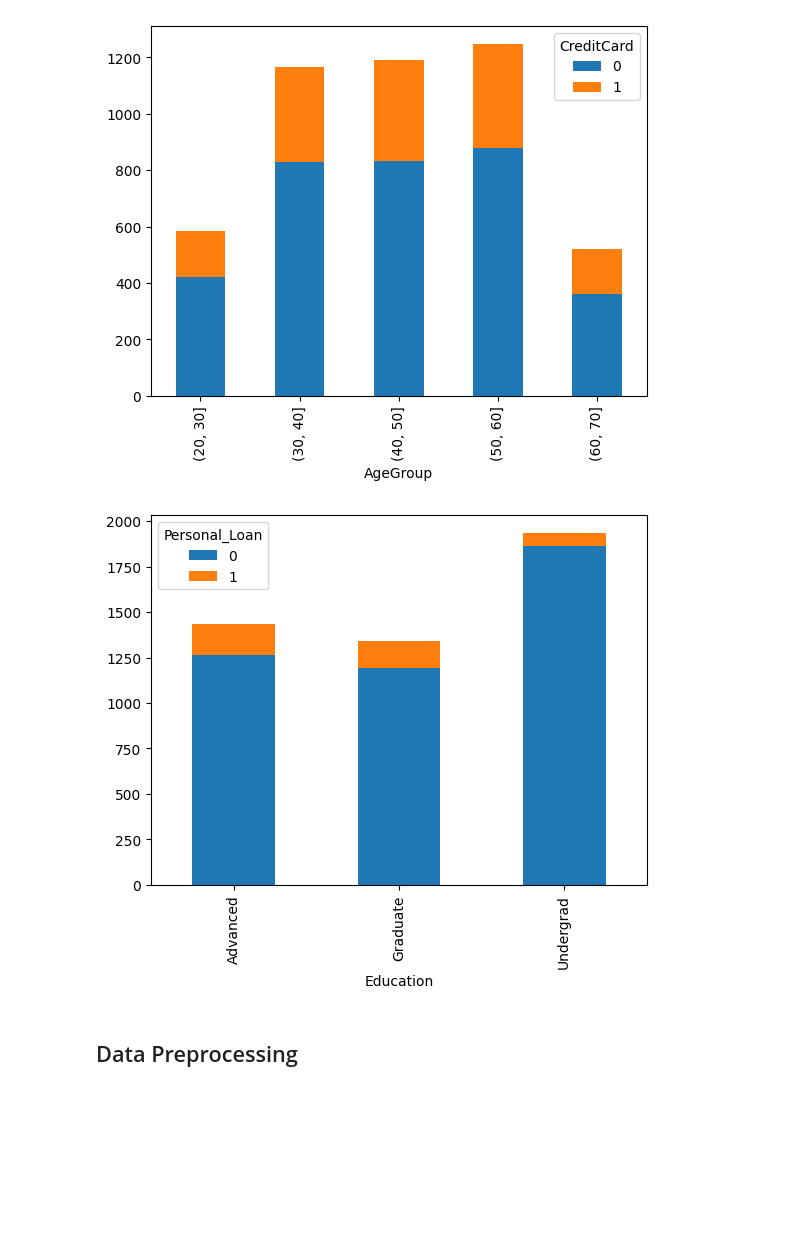
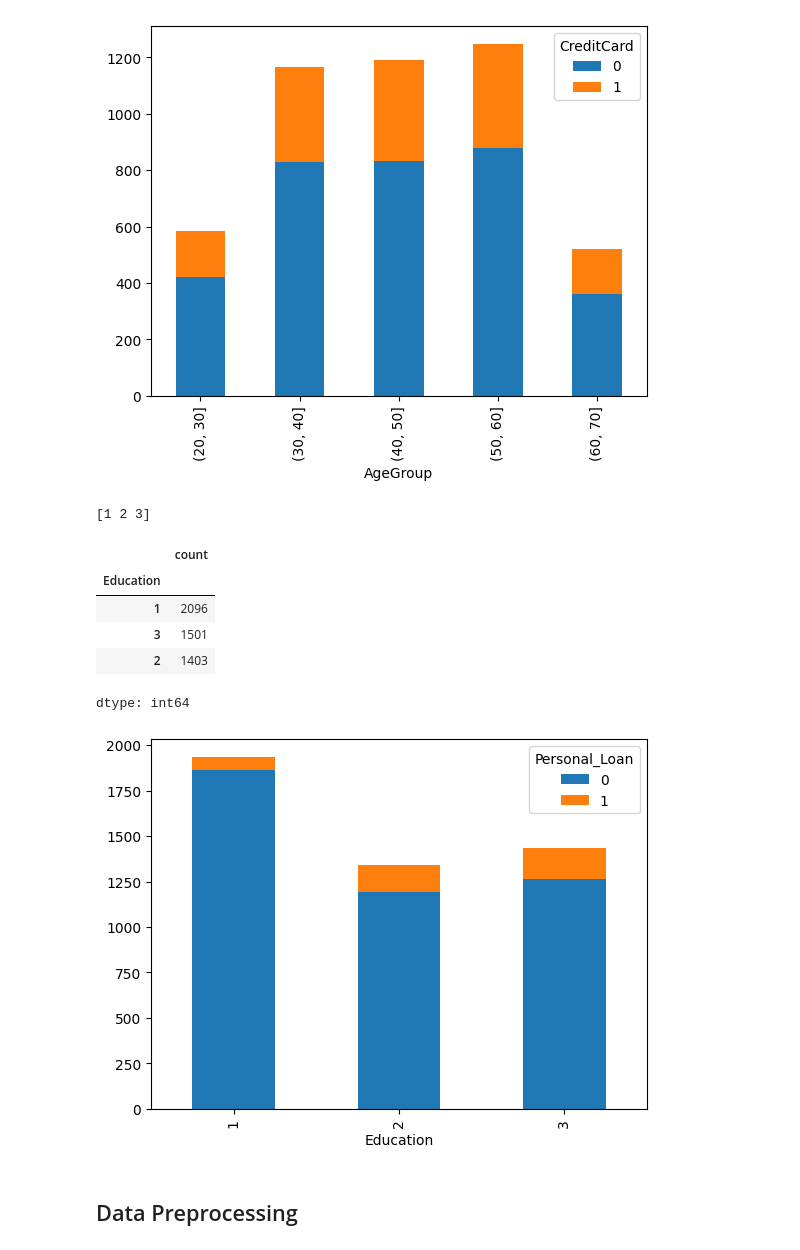
Before and after one commit to lhughey/AIML_Course, a Jupyter notebook: CaseStudy2 - Personal Loan Campaign/AIML_ML_Project_full_code_notebook.ipynb, the cells around one changed output. Cells and saved outputs as stored; diff of their text form; code cells hidden in the pictures; blank space fills up the shorter version.

```diff
--- a/CaseStudy2 - Personal Loan Campaign/AIML_ML_Project_full_code_notebook.ipynb
+++ b/CaseStudy2 - Personal Loan Campaign/AIML_ML_Project_full_code_notebook.ipynb
@@ -276,17 +276,30 @@ dataCleaned.groupby(['AgeGroup', 'CreditCard']).size().unstack().plot(kind='bar'
 plt.show()
 # %% [output]
 [figure]
+# %%
+distinctVals = data['Education'].unique()
+print(distinctVals)
+
+data['Education'].value_counts()
+# %% [output]
+[1 2 3]
+|  | count |
+| Education |  |
+| 1 | 2096 |
+| 3 | 1501 |
+| 2 | 1403 |
+dtype: int64
 # %%
 #create a column called Education_Level, set : Undergrad; 2: Graduate;3: Advanced
-dataCleaned['Education'] = dataCleaned['Education'].map({1: 'Undergrad', 2: 'Graduate', 3: 'Advanced'})
+#dataCleaned['Education_Level'] = dataCleaned['Education'].map({1: 'Undergrad', 2: 'Graduate', 3: 'Advanced'})
 
 dataCleaned.head()
 
 #create a stacked bar plot of Education and Personal_Loan
 dataCleaned.groupby(['Education', 'Personal_Loan']).size().unstack().plot(kind='bar', stacked=True)
 plt.show()
 # %% [output]
-[figure, old version]
+[figure, new version]
 # %% [markdown]
 ## Data Preprocessing
 # %% [markdown]
```
Also changed, not shown: parts of 10 cells of this notebook.
